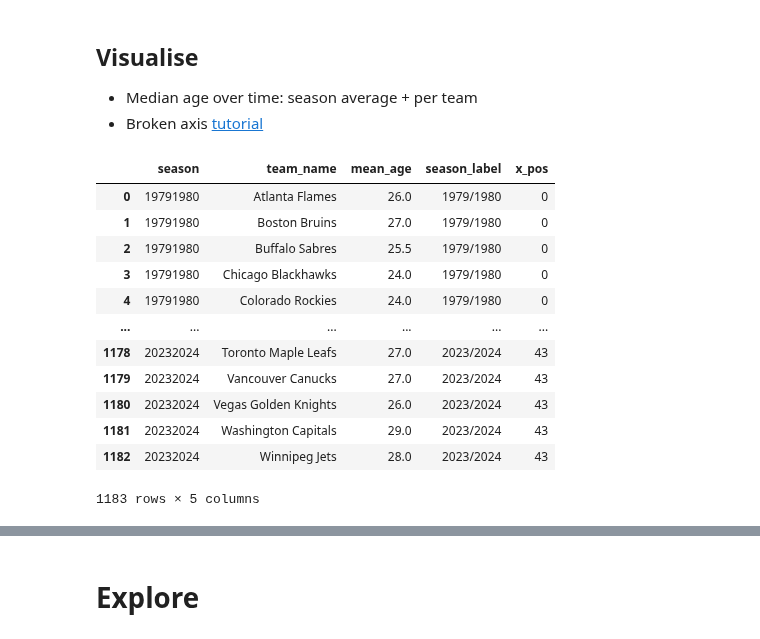
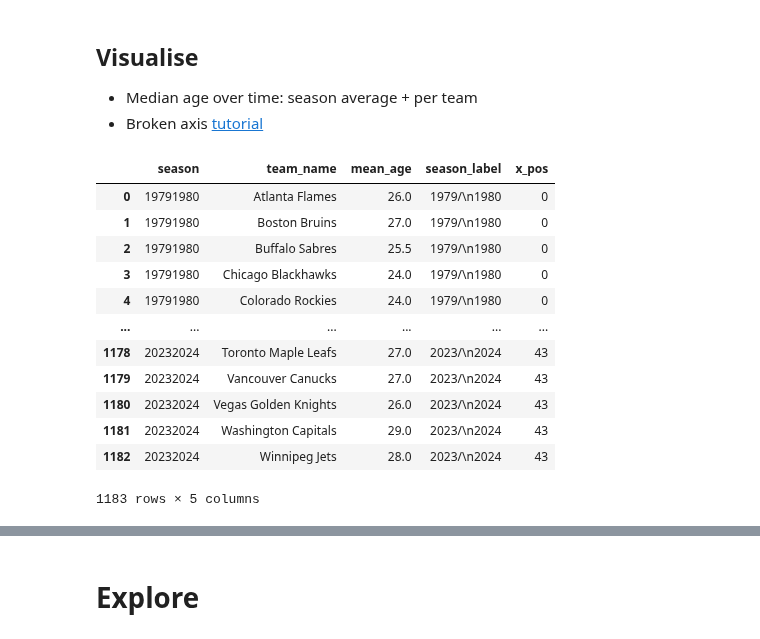
Before and after one commit to Lisa-Ho/small-data-projects, a Jupyter notebook: 2024/2401-canadian-nhl-players/canadian-nhl-players.ipynb, the cells around one changed output, grey strips where cells are left out. Cells and saved outputs as stored; diff of their text form; code cells hidden in the pictures.

```diff
--- a/2024/2401-canadian-nhl-players/canadian-nhl-players.ipynb
+++ b/2024/2401-canadian-nhl-players/canadian-nhl-players.ipynb
@@ -28,35 +28,35 @@ df["age_season_start"] = [relativedelta(i,j).years for i,j in zip(df["season_sta
 # %%
 # avg age by team
 pivot = df.groupby(["team_name", "season"]).agg({"age_season_start":"median"})
 pivot = pivot.unstack().transpose().reset_index()
 pivot = pivot[pivot["season"]>19790000]
 pivot = pivot.drop(columns="level_0").set_index("season")
 pivot = pivot.stack().to_frame().reset_index().rename(columns={0:"mean_age"})
-pivot["season_label"] = [str(i)[:4] + "/"+ str(i)[4:] for i in pivot["season"]]
+pivot["season_label"] = [str(i)[:4] + "/\n"+ str(i)[4:] for i in pivot["season"]]
 
 # x position for plot
 dict = {}
 for i, season in enumerate(pivot["season"].unique()):
     dict[season] = i
 pivot["x_pos"] = pivot["season"].map(dict)
 
 # get avg age per season
 total_avg = df.drop_duplicates(subset=["player_id", "season"], keep="first").reset_index(drop=True)
 total_avg = total_avg.groupby(["season"]).agg({"age_season_start": "median"}).reset_index()
 total_avg = total_avg[total_avg["season"]>19790000].reset_index(drop=True)
 
 pivot
 # %% [output]
 |  | season | team_name | mean_age | season_label | x_pos |
-| 0 | 19791980 | Atlanta Flames | 26.0 | 1979/1980 | 0 |
-| 1 | 19791980 | Boston Bruins | 27.0 | 1979/1980 | 0 |
-| 2 | 19791980 | Buffalo Sabres | 25.5 | 1979/1980 | 0 |
-| 3 | 19791980 | Chicago Blackhawks | 24.0 | 1979/1980 | 0 |
-| 4 | 19791980 | Colorado Rockies | 24.0 | 1979/1980 | 0 |
+| 0 | 19791980 | Atlanta Flames | 26.0 | 1979/\n1980 | 0 |
+| 1 | 19791980 | Boston Bruins | 27.0 | 1979/\n1980 | 0 |
+| 2 | 19791980 | Buffalo Sabres | 25.5 | 1979/\n1980 | 0 |
+| 3 | 19791980 | Chicago Blackhawks | 24.0 | 1979/\n1980 | 0 |
+| 4 | 19791980 | Colorado Rockies | 24.0 | 1979/\n1980 | 0 |
 | ... | ... | ... | ... | ... | ... |
-| 1178 | 20232024 | Toronto Maple Leafs | 27.0 | 2023/2024 | 43 |
-| 1179 | 20232024 | Vancouver Canucks | 27.0 | 2023/2024 | 43 |
-| 1180 | 20232024 | Vegas Golden Knights | 26.0 | 2023/2024 | 43 |
-| 1181 | 20232024 | Washington Capitals | 29.0 | 2023/2024 | 43 |
-| 1182 | 20232024 | Winnipeg Jets | 28.0 | 2023/2024 | 43 |
+| 1178 | 20232024 | Toronto Maple Leafs | 27.0 | 2023/\n2024 | 43 |
+| 1179 | 20232024 | Vancouver Canucks | 27.0 | 2023/\n2024 | 43 |
+| 1180 | 20232024 | Vegas Golden Knights | 26.0 | 2023/\n2024 | 43 |
+| 1181 | 20232024 | Washington Capitals | 29.0 | 2023/\n2024 | 43 |
+| 1182 | 20232024 | Winnipeg Jets | 28.0 | 2023/\n2024 | 43 |
 1183 rows × 5 columns
```
Also changed, not shown: parts of 4 cells of this notebook.
